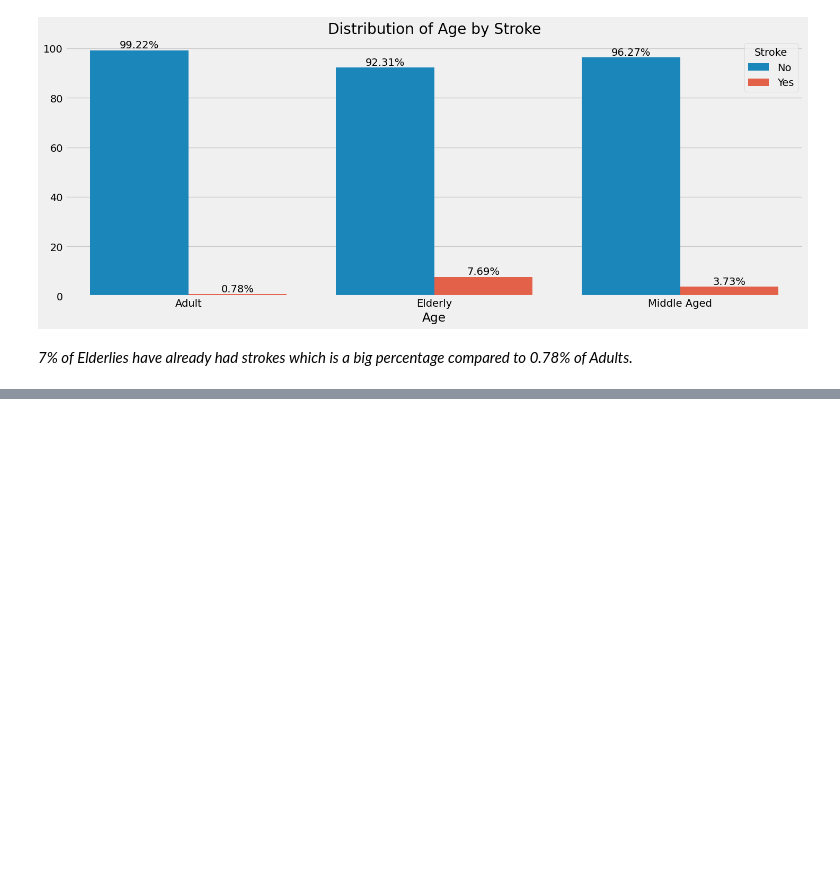
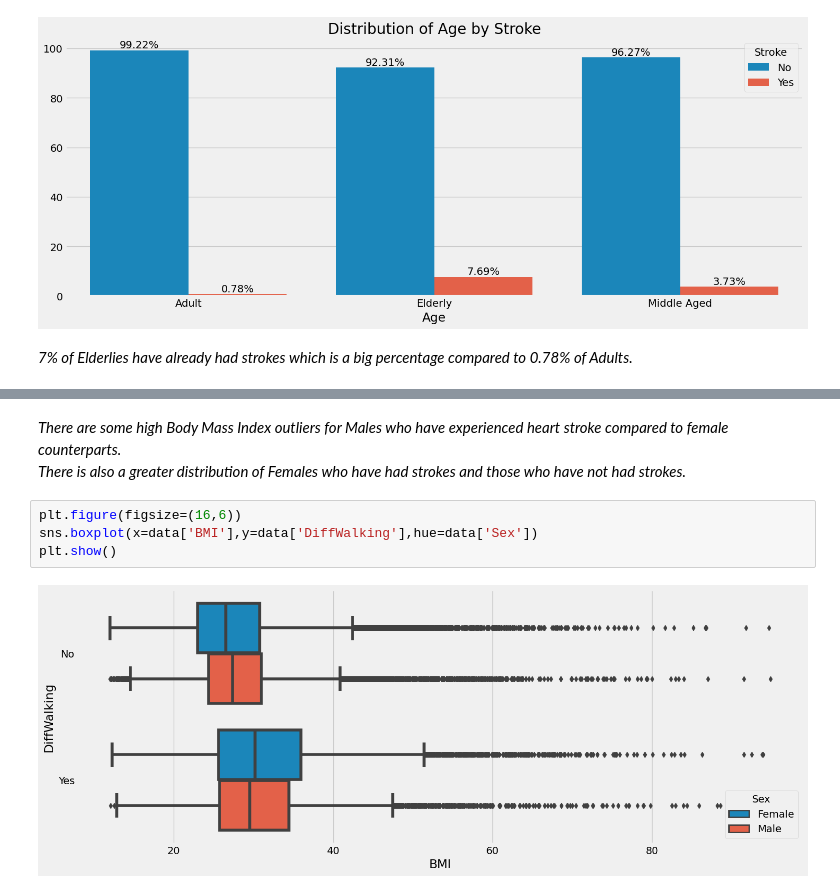
Before and after one commit to adrianjuliusaluoch/Heart_Disease_Classification, a Jupyter notebook: heart_disease_classification.ipynb, the cells around one changed output, grey strips where cells are left out. Saved outputs shown, nothing was run; the diff lists cells and outputs as text; blank space fills up the shorter version.

```diff
--- a/heart_disease_classification.ipynb
+++ b/heart_disease_classification.ipynb
@@ -474,0 +551,9 @@ plt.show()
+# %% [markdown]
+*There are some high Body Mass Index outliers for Males who have experienced heart stroke compared to female counterparts.
+<br/>There is also a greater distribution of Females who have had strokes and those who have not had strokes.*
+# %%
+plt.figure(figsize=(16,6))
+sns.boxplot(x=data['BMI'],y=data['DiffWalking'],hue=data['Sex'])
+plt.show()
+# %% [output]
+[figure, added]
```
Also changed, not shown: parts of 28 cells of this notebook.
